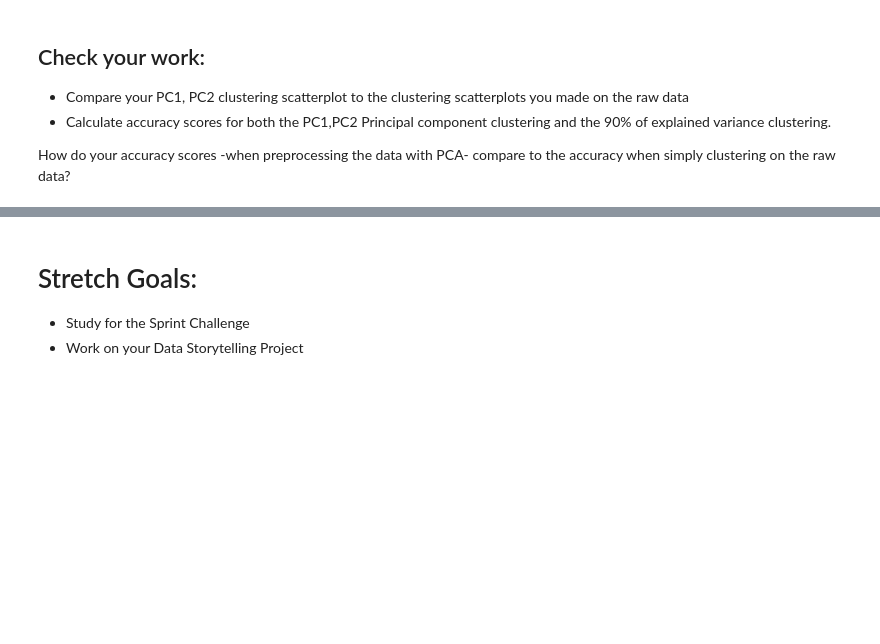
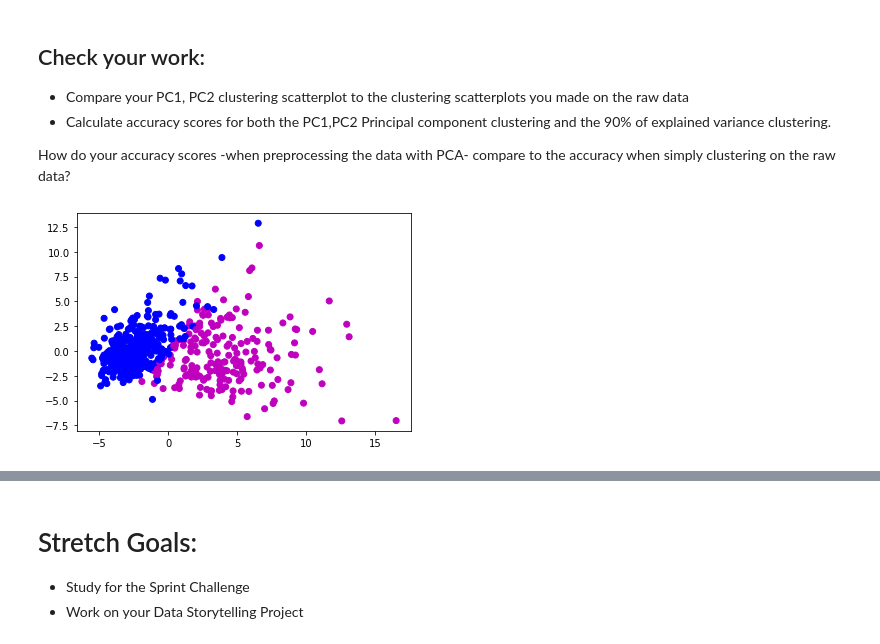
Before and after one commit to njaiprakash/DS-Unit-1-Sprint-3-Linear-Algebra, a Jupyter notebook: module4-clustering/LS_DS_134_Clustering_Assignment.ipynb, the cells around one changed output, grey strips where cells are left out. Saved outputs shown, nothing was run; the diff lists cells and outputs as text; code cells hidden in the pictures; blank space fills up the shorter version.

```diff
--- a/module4-clustering/LS_DS_134_Clustering_Assignment.ipynb
+++ b/module4-clustering/LS_DS_134_Clustering_Assignment.ipynb
@@ -134,0 +171,6 @@ plt.show()
+# %%
+kmeans = KMeans(n_clusters=2)
+kmeans.fit(df)
+labels = kmeans.labels_
+print('number of labels:', len(labels))
+print('df rows, cols', df.shape)
@@ -156,3 +314,7 @@ This is something that in a truly unsupervised learning situation **WOULD NOT BE
 - Calculate accuracy scores for both the PC1,PC2 Principal component clustering and the 90% of explained variance clustering.
 
 How do your accuracy scores -when preprocessing the data with PCA- compare to the accuracy when simply clustering on the raw data?
+# %%
+plt.scatter(transformed_data[:,0:1], transformed_data[:,1:2], color=df_original['diagnosis']);
+# %% [output]
+[figure, added]
```
Also changed, not shown: parts of 21 cells of this notebook.
